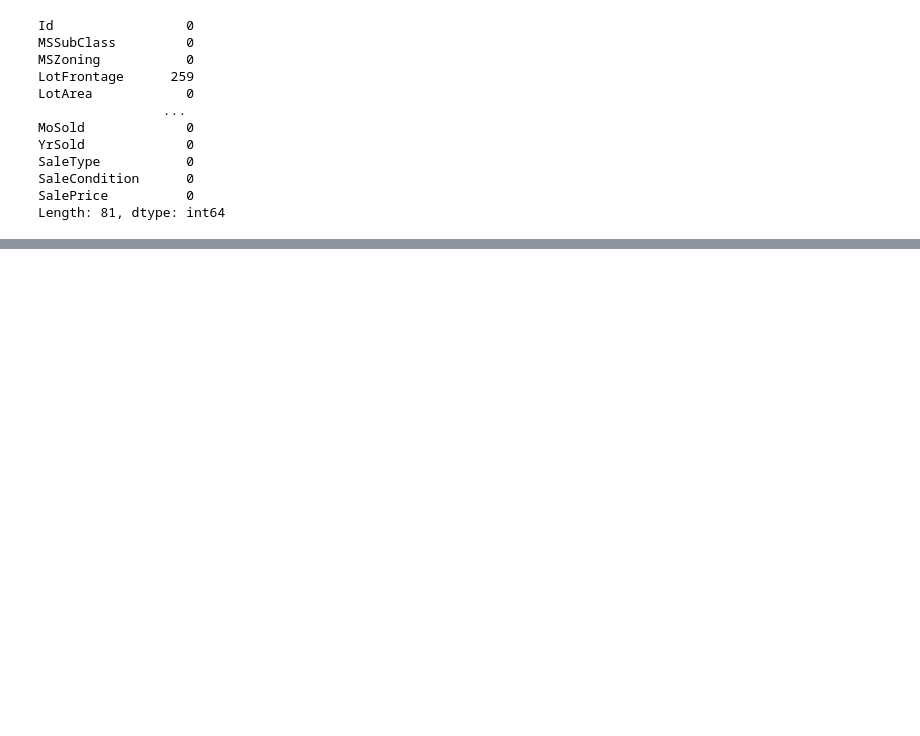
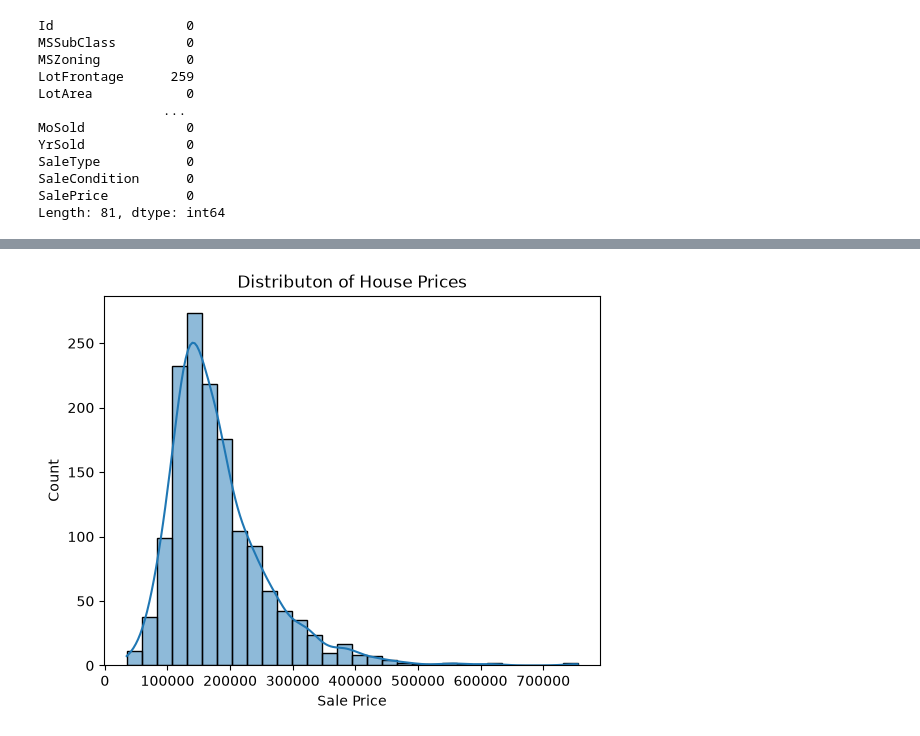
Before and after one commit to itsshahrahul/HousePricePrediction, a Jupyter notebook: notebooks/house_price_prediction.ipynb, the cells around one changed output, grey strips where cells are left out. Saved outputs shown, nothing was run; the diff lists cells and outputs as text; code cells hidden in the pictures; blank space fills up the shorter version.

Commit message:
visualized the data

```diff
--- a/notebooks/house_price_prediction.ipynb
+++ b/notebooks/house_price_prediction.ipynb
@@ -93,0 +115,3 @@ Length: 81, dtype: int64
+# %%
+x = df.drop('SalePrice', axis=1)
+y = df['SalePrice']
@@ -93,0 +153,12 @@ Length: 81, dtype: int64
+# %%
+plt.Figure(figsize=(10, 5))
+
+sns.histplot(y, bins=30, kde=True)
+
+plt.title("Distributon of House Prices")
+plt.xlabel("Sale Price")
+plt.ylabel("Count")
+
+plt.show()
+# %% [output]
+[figure, added]
```
Also changed, not shown: parts of 6 cells of this notebook.
